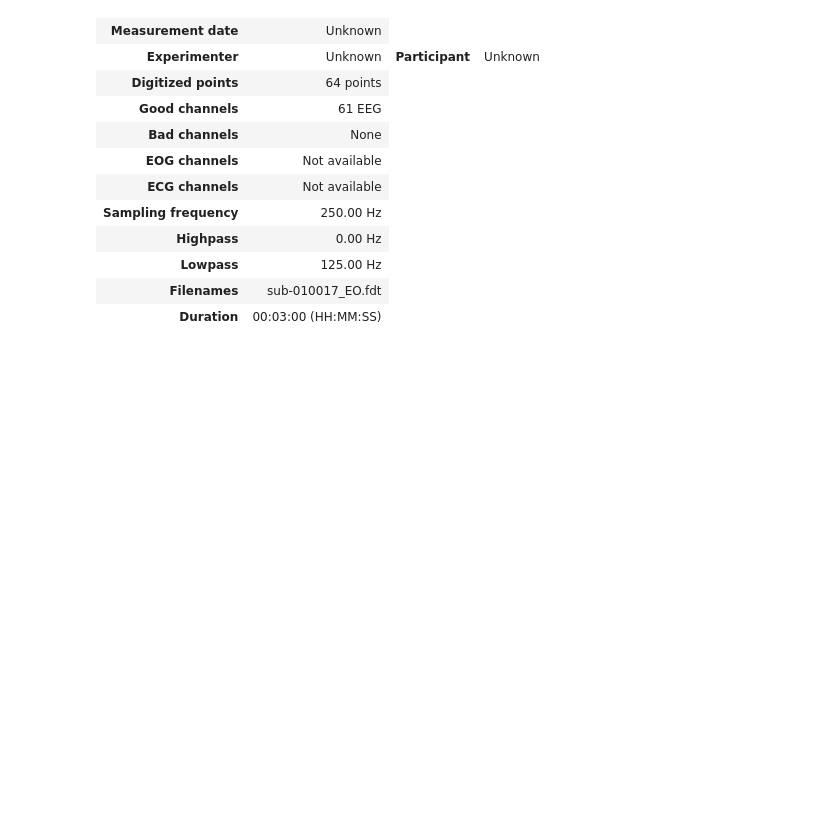
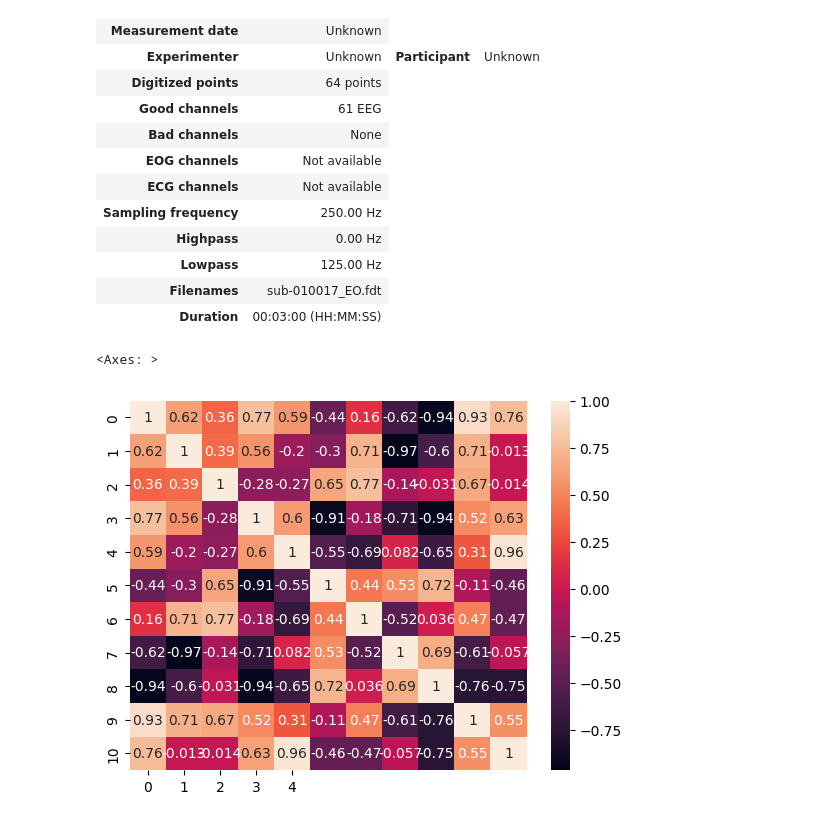
Before and after one commit to repro-school/pycrostates-report, a Jupyter notebook: UMAP.ipynb, the cells around one changed output. Drawn from its saved outputs; the diff is of its cells as text; code cells hidden in the pictures; blank space fills up the shorter version.

```diff
--- a/UMAP.ipynb
+++ b/UMAP.ipynb
@@ -50,3 +54,10 @@ for k, n_clusters in enumerate(cluster_numbers):
     fig.savefig(image)   # save the figure to file
     plt.close(fig)
     image_files.append(image)
+# %%
+import seaborn
+
+seaborn.heatmap(np.corrcoef(arr1, arr2), annot=True)
+# %% [output]
+<Axes: >
+[figure, added]
```
Also changed, not shown: parts of 9 cells of this notebook.
